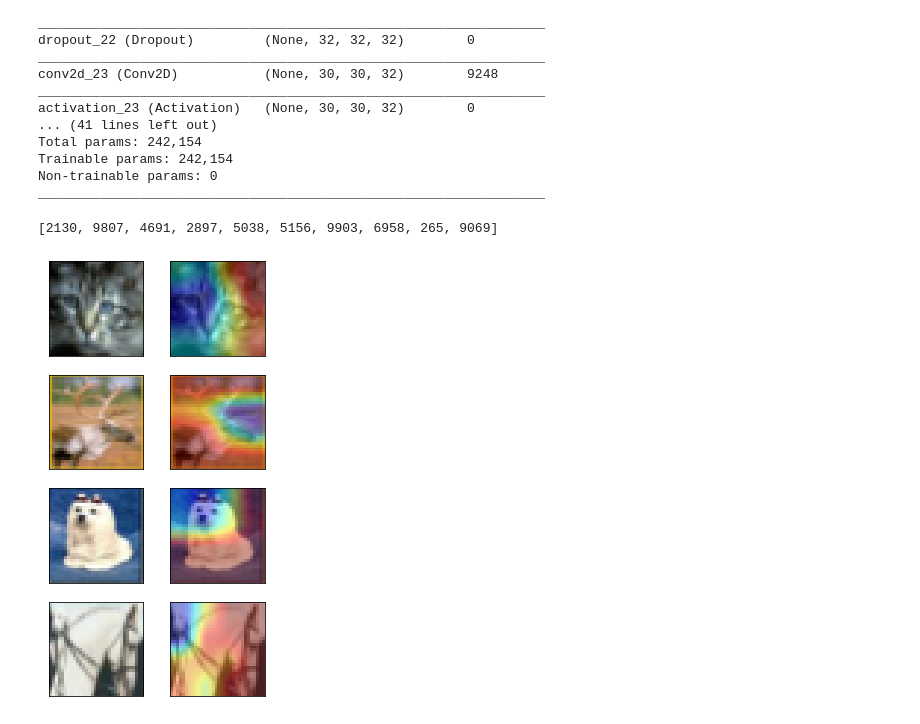
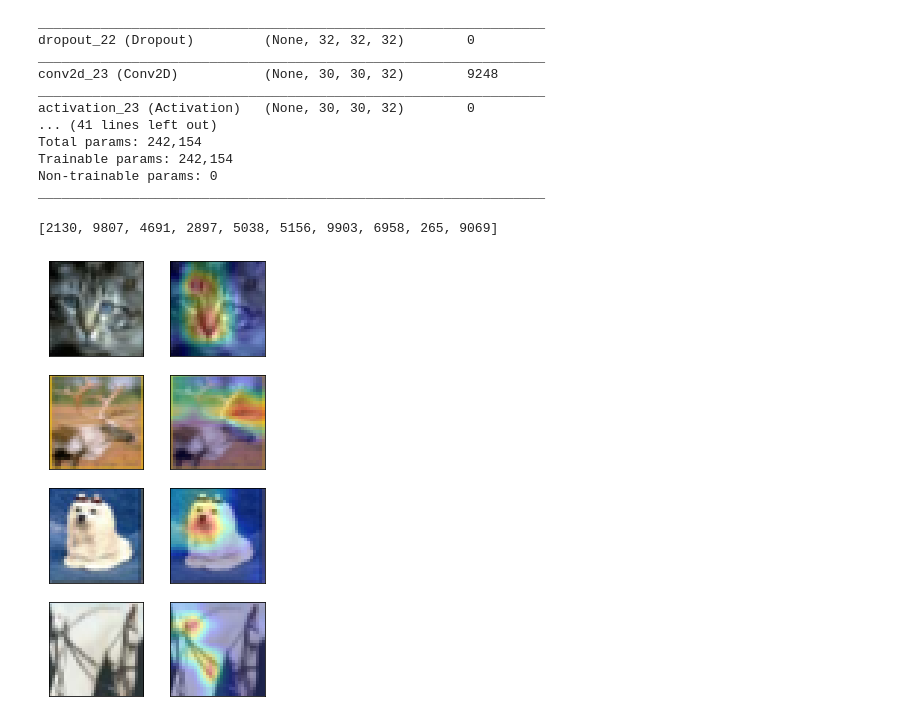
Before and after one commit to sambitdash/EVA-2, a Jupyter notebook: Session-9/Assignment-9.ipynb, the cells around one changed output. Cells and saved outputs as stored; diff of their text form; code cells hidden in the pictures.

Commit message:
Converting heatmap from BGR to RGB.

```diff
--- a/Session-9/Assignment-9.ipynb
+++ b/Session-9/Assignment-9.ipynb
@@ -243,7 +260,7 @@ for i in [3, 4, 5, 7]:
     preds = model.predict(x)
     class_idx = np.argmax(preds[0])
     class_output = model.output[:, class_idx]
-    last_conv_layer = model.get_layer("conv2d_27")
+    last_conv_layer = model.get_layer("conv2d_26")
 
     grads = K.gradients(class_output, last_conv_layer.output)[0]
     pooled_grads = K.mean(grads, axis=(0, 1, 2))
@@ -261,6 +278,9 @@ for i in [3, 4, 5, 7]:
     heatmap = cv2.resize(heatmap, (img.shape[1], img.shape[0]))
     heatmap = np.uint8(255 * heatmap)
     heatmap = cv2.applyColorMap(heatmap, cv2.COLORMAP_JET)
+    #heatmap is generated by the CV2 libary hence is BGR. Converting to RGB before
+    #super imposing with the original image.
+    heatmap = cv2.cvtColor(heatmap, cv2.COLOR_BGR2RGB)
     superimposed_img = cv2.addWeighted(img, 0.7, heatmap, 0.3, 0)
     ifig += 1
     ax = fig.add_subplot(4, 2, ifig, xticks=[], yticks=[])
@@ -393,33 +413,37 @@ for i in [3, 4, 5, 7]:
     x = ntest_features[ii].reshape((1, 32, 32, 3))
     preds = model.predict(x)
     class_idx = np.argmax(preds[0])
     class_output = model.output[:, class_idx]
-    last_conv_layer = model.get_layer("conv2d_27")
+    last_conv_layer = model.get_layer("conv2d_26")
 
     grads = K.gradients(class_output, last_conv_layer.output)[0]
     pooled_grads = K.mean(grads, axis=(0, 1, 2))
     iterate = K.function([model.input], [pooled_grads, last_conv_layer.output[0]])
     pooled_grads_value, conv_layer_output_value = iterate([x])
     for i in range(32):
         conv_layer_output_value[:, :, i] *= pooled_grads_value[i]
 
     heatmap = np.mean(conv_layer_output_value, axis=-1)
     heatmap = np.maximum(heatmap, 0)
     heatmap /= np.max(heatmap)
 
     img = test_features[ii]
 
     heatmap = cv2.resize(heatmap, (img.shape[1], img.shape[0]))
     heatmap = np.uint8(255 * heatmap)
     heatmap = cv2.applyColorMap(heatmap, cv2.COLORMAP_JET)
-    superimposed_img = cv2.addWeighted(img, 0.6, heatmap, 0.4, 0)
+    #heatmap is generated by the CV2 libary hence is BGR. Converting to RGB before
+    #super imposing with the original image.
+    heatmap = cv2.cvtColor(heatmap, cv2.COLOR_BGR2RGB)
+    superimposed_img = cv2.addWeighted(img, 0.7, heatmap, 0.3, 0)
+
     ifig += 1
     ax = fig.add_subplot(4, 2, ifig, xticks=[], yticks=[])
     plt.imshow(img)
     ifig += 1
     ax = fig.add_subplot(4, 2, ifig, xticks=[], yticks=[])
     plt.imshow(superimposed_img)
 plt.show()
 # %% [output]
 [2130, 9807, 4691, 2897, 5038, 5156, 9903, 6958, 265, 9069]
-[figure, old version]
+[figure, new version]
```
Also changed, not shown: parts of 4 cells of this notebook.
